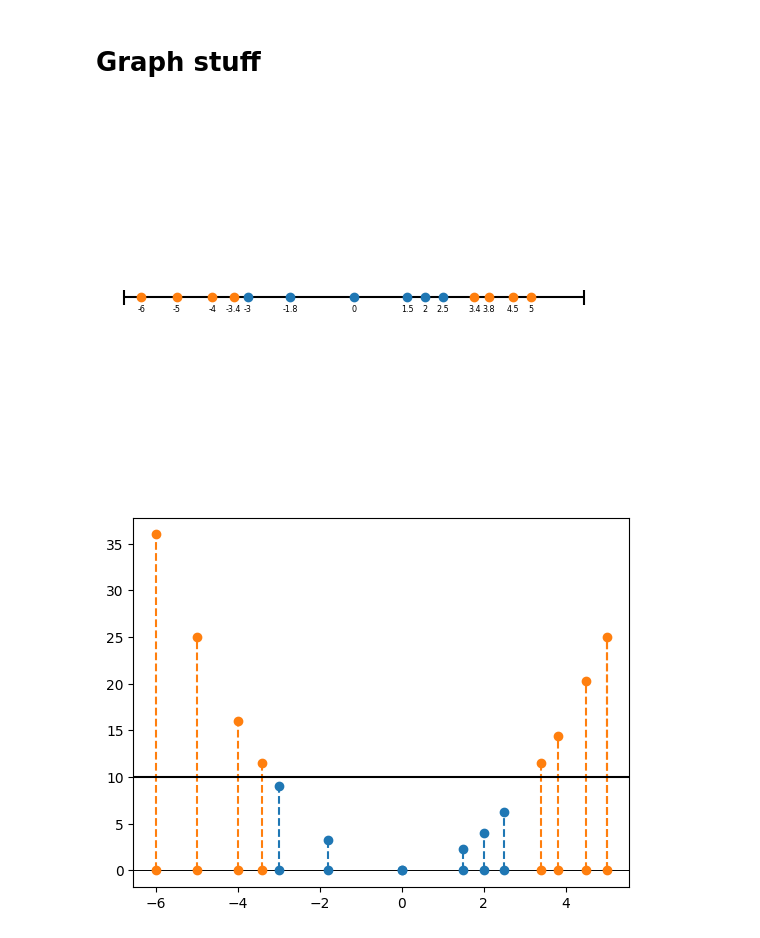
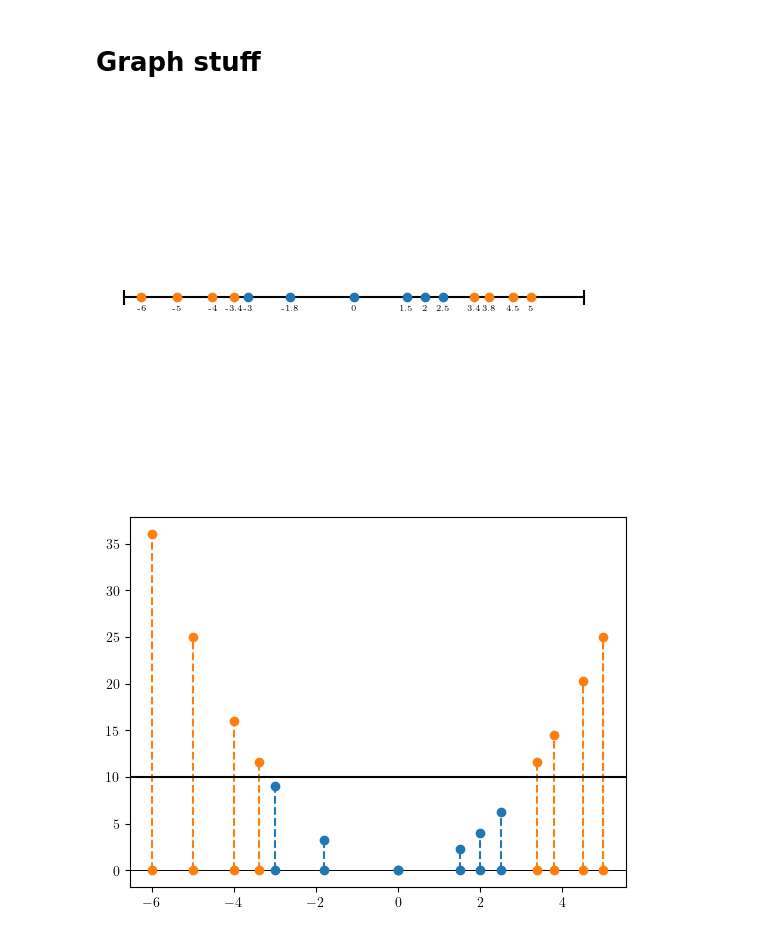
Before and after one commit to peterkrull/p7-ml-refrigeration-fault-detection, a Jupyter notebook: PlotsForModeling/SVM_kernel_graph.ipynb, the cells around one changed output. Saved outputs shown, nothing was run; the diff lists cells and outputs as text; code cells hidden in the pictures.

Commit message:
Changed Fonts

```diff
--- a/PlotsForModeling/SVM_kernel_graph.ipynb
+++ b/PlotsForModeling/SVM_kernel_graph.ipynb
@@ -3,6 +3,10 @@
 # %%
 import matplotlib.pyplot as plt
 import numpy as np
+plt.rcParams.update({
+     "text.usetex": True,
+     "font.family": "cmr"
+ })
 
 # p1 = [4.2,4.5,5,5.3,6]
 # p2 = [1.3,1.7,2,3,7,7.2,8,8.5]
@@ -25,34 +29,34 @@ plt.hlines(0, xmin, xmax, 'k')
 
 
 # draw a point on the line
 plt.plot(p1,Y1, 'o')
 plt.plot(p2,Y2, 'o')
 plt.vlines(xmin, -0.2, 0.2, 'k')
 plt.vlines(xmax, -0.2, 0.2, 'k')
 
 # add labels
 for i in range(0, len(p1)):
     plt.text(p1[i], Y1[i]-0.2, str(p1[i]), horizontalalignment='center', verticalalignment='top', fontsize = 'xx-small')
 
 # for i in range(0, len(p2)):
 #     if (i % 2) == 0:
 #         verticalalignment='top'
 #         Y=Y2[i]-2/1000
 #     else:
 #         verticalalignment='bottom'
 #         Y=Y2[i]+2/1000
 #     plt.text(p2[i], Y, str(p2[i]), horizontalalignment='center', verticalalignment=verticalalignment, fontsize = 'xx-small')
 for i in range(0, len(p2)):
     plt.text(p2[i], Y2[i]-0.2, str(p2[i]), horizontalalignment='center', verticalalignment='top', fontsize = 'xx-small')
 plt.axis('off')
 #plt.show()
 
 ax.set_xlim(-7,7)
 ax.set_ylim(-5,5)
 
 plt.savefig('before_kernel.pdf',bbox_inches="tight")
 # %% [output]
-[figure, old version]
+[figure, new version]
 # %%
 # set up the figure
 fig = plt.figure(2)
@@ -79,4 +83,4 @@ plt.axhline(y = 10, color = 'k')
 
 plt.savefig('after_kernel.pdf',bbox_inches="tight")
 # %% [output]
-[figure, old version]
+[figure, new version]
```
Also changed, not shown: 1 other file.
